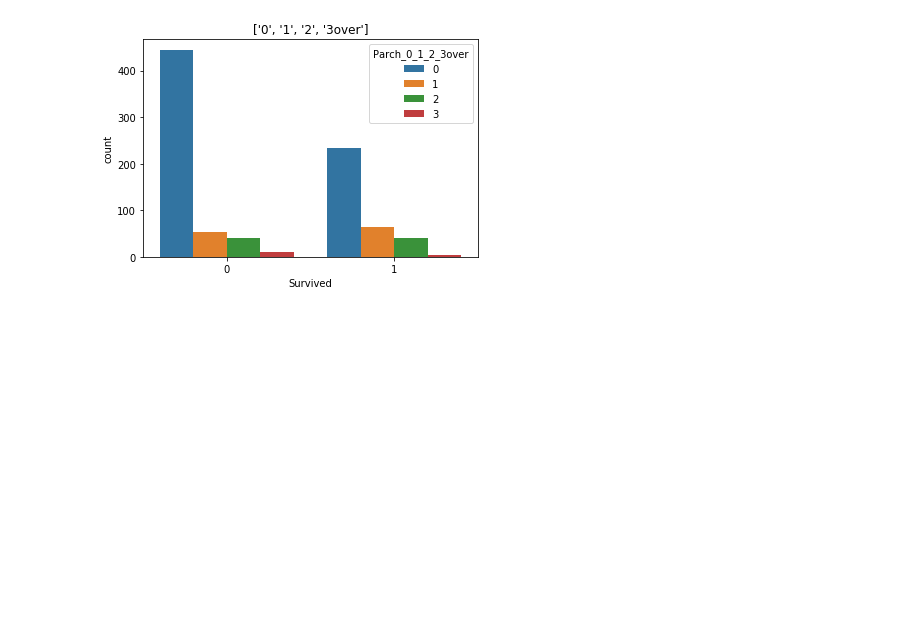
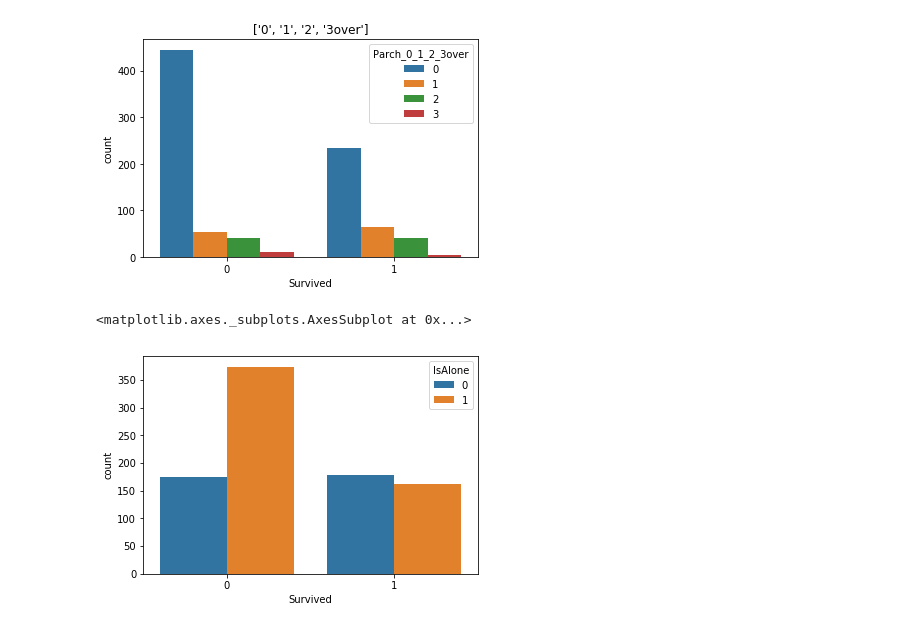
Before and after one commit to helloooooo/titanic-prac, a Jupyter notebook: second_submit.ipynb, the cells around one changed output. Cells and saved outputs as stored; diff of their text form; code cells hidden in the pictures; blank space fills up the shorter version.

```diff
--- a/second_submit.ipynb
+++ b/second_submit.ipynb
@@ -300,3 +300,13 @@ df_train[['Survived','Parch_0_1_2_3over']].groupby('Parch_0_1_2_3over').mean()
 | 2 | 0.500000 |
 | 3 | 0.266667 |
 [figure]
+# %%
+df_train['Family_size'] = df_train['SibSp'] + df_train['Parch'] + 1
+
+df_train['IsAlone'] = 0
+df_train.loc[df_train['Family_size'] == 1,'IsAlone'] = 1
+
+sns.countplot(x='Survived',hue="IsAlone",data=df_train)
+# %% [output]
+<matplotlib.axes._subplots.AxesSubplot at 0x...>
+[figure, added]
```
Also changed, not shown: parts of 9 cells of this notebook, 1 other file.
